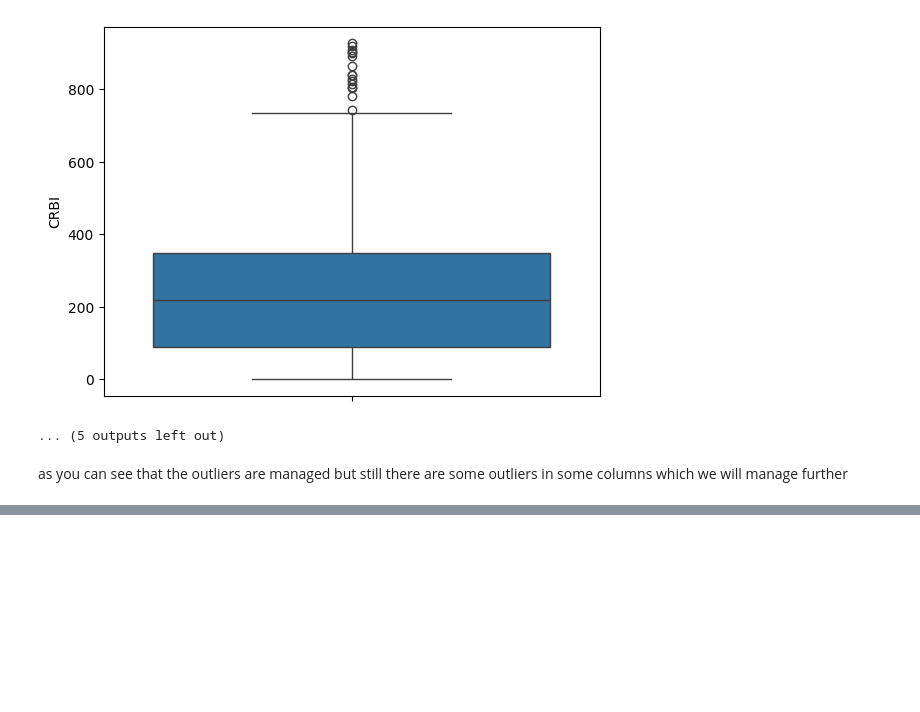
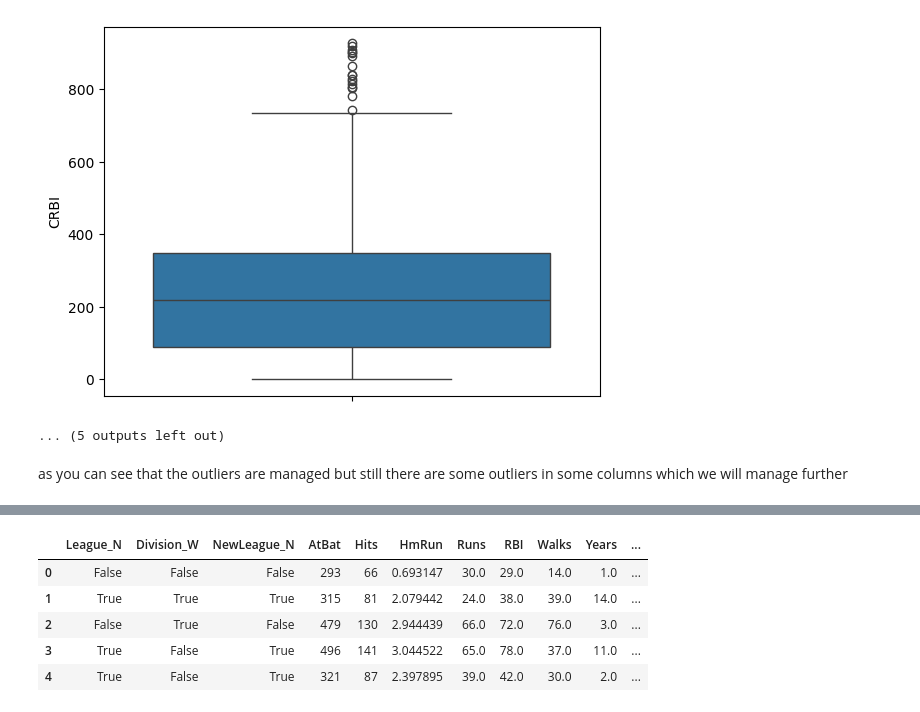
Before and after one commit to devpatel0005/Baseball-Player-Salary-Prediction, a Jupyter notebook: IPL_Player_Salary_Prediction.ipynb, the cells around one changed output, grey strips where cells are left out. Cells and saved outputs as stored; diff of their text form; code cells hidden in the pictures; blank space fills up the shorter version.

```diff
--- a/IPL_Player_Salary_Prediction.ipynb
+++ b/IPL_Player_Salary_Prediction.ipynb
@@ -207,0 +283,15 @@ for i in num_cols:
+# %%
+#first we will convert categorical features into numerical features
+#since there are only three features we will convert into numerical by get_dummies function of pandas which will create a new columns
+#here used drop_first=True to avoid multicollinearity
+new_df=pd.get_dummies(df[cat_cols],drop_first=True)
+new_df.head()
+df=pd.concat([new_df,df.drop(cat_cols,axis=1)],axis=1)
+df.head()
+# %% [output]
+|  | League_N | Division_W | NewLeague_N | AtBat | Hits | HmRun | Runs | RBI | Walks | Years | ... |
+| 0 | False | False | False | 293 | 66 | 0.693147 | 30.0 | 29.0 | 14.0 | 1.0 | ... |
+| 1 | True | True | True | 315 | 81 | 2.079442 | 24.0 | 38.0 | 39.0 | 14.0 | ... |
+| 2 | False | True | False | 479 | 130 | 2.944439 | 66.0 | 72.0 | 76.0 | 3.0 | ... |
+| 3 | True | False | True | 496 | 141 | 3.044522 | 65.0 | 78.0 | 37.0 | 11.0 | ... |
+| 4 | True | False | True | 321 | 87 | 2.397895 | 39.0 | 42.0 | 30.0 | 2.0 | ... |
```
Also changed, not shown: parts of 18 cells of this notebook.
